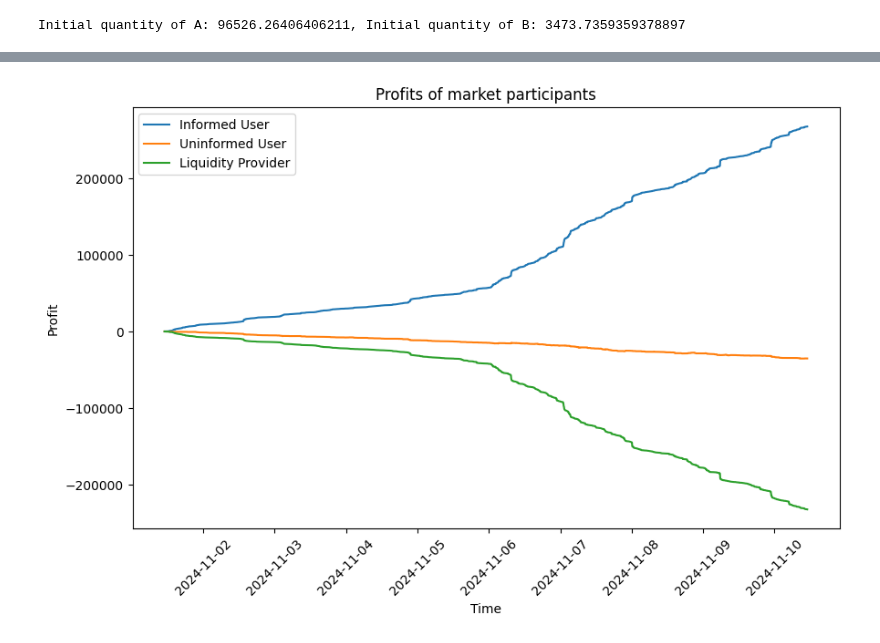
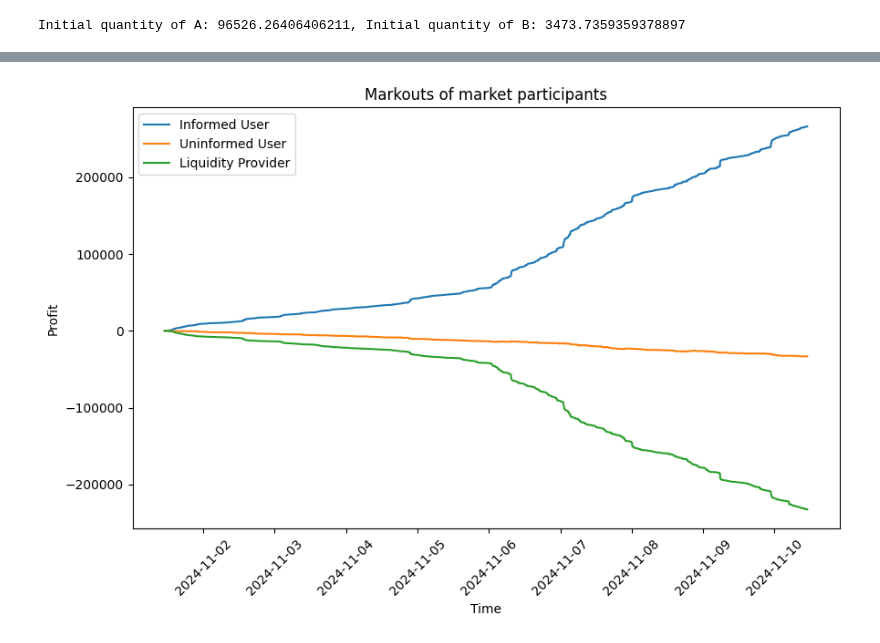
Before and after one commit to swnirk/Dex-Dynamic-Fee, a Jupyter notebook: visualizations/fixed_fee_simulation.ipynb, the cells around one changed output, grey strips where cells are left out. Drawn from its saved outputs; the diff is of its cells as text; code cells hidden in the pictures.

```diff
--- a/visualizations/fixed_fee_simulation.ipynb
+++ b/visualizations/fixed_fee_simulation.ipynb
@@ -101,49 +101,49 @@ from simulation.simulation import UserType, SimulationResult
 
 fig, ax = plt.subplots(figsize=(10, 6))
 
-def extract_user_profits(
+def extract_user_markouts(
     simulation_result: SimulationResult, user_type: UserType
 ) -> list:
     res = []
     for snapshot in simulation_result.snapshots:
-        res.append(snapshot.user_states[user_type].total_profit)
+        res.append(snapshot.user_states[user_type].total_markout)
     return res
 
-def extract_lp_profits(simulation_result: SimulationResult) -> list:
+def extract_lp_markouts(simulation_result: SimulationResult) -> list:
     res = []
     for snapshot in simulation_result.snapshots:
-        res.append(snapshot.profits_LP.total_profit)
+        res.append(snapshot.lp_state.total_markout)
     return res
 
 sns.lineplot(
     x=simulation_result.timestamps,
-    y=extract_user_profits(simulation_result, UserType.INFORMED),
+    y=extract_user_markouts(simulation_result, UserType.INFORMED),
     ax=ax,
     label="Informed User",
 )
 
 sns.lineplot(
     x=simulation_result.timestamps,
-    y=extract_user_profits(simulation_result, UserType.UNINFORMED),
+    y=extract_user_markouts(simulation_result, UserType.UNINFORMED),
     ax=ax,
     label="Uninformed User",
 )
 
 
 sns.lineplot(
     x=simulation_result.timestamps,
-    y=extract_lp_profits(simulation_result),
+    y=extract_lp_markouts(simulation_result),
     ax=ax,
     label="Liquidity Provider",
 )
 
 plt.xlabel("Time")
 plt.ylabel("Profit")
 
 plt.xticks(rotation=45)
 
-plt.title("Profits of market participants")
+plt.title("Markouts of market participants")
 
 plt.show()
 # %% [output]
-[figure, old version]
+[figure, new version]
```
Also changed, not shown: parts of 4 cells of this notebook, 2 other files.
